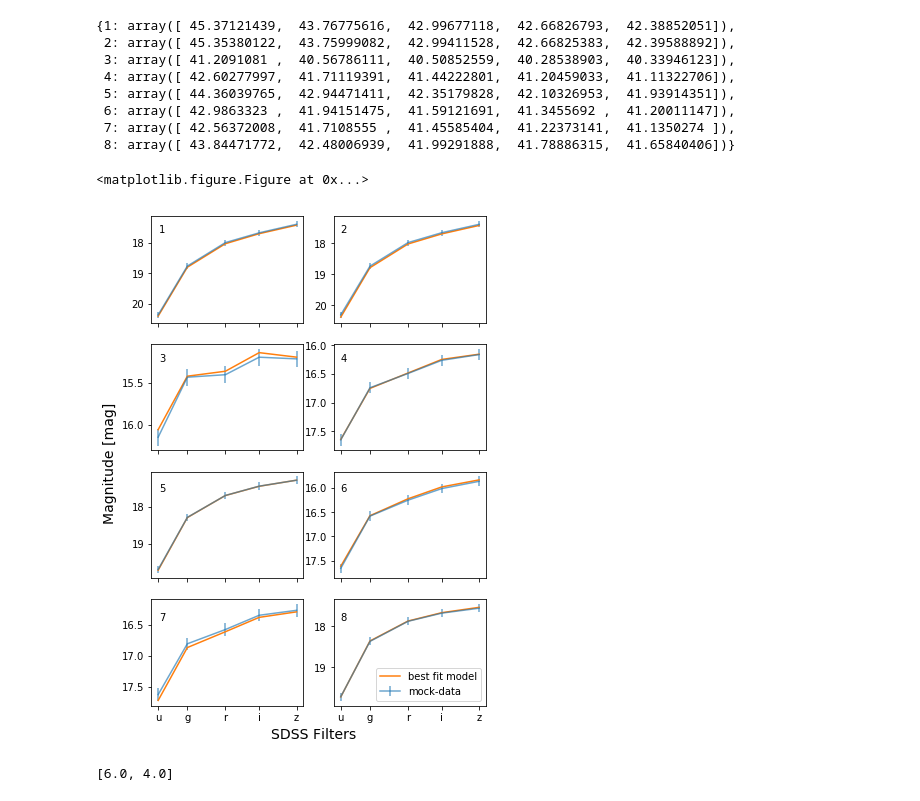
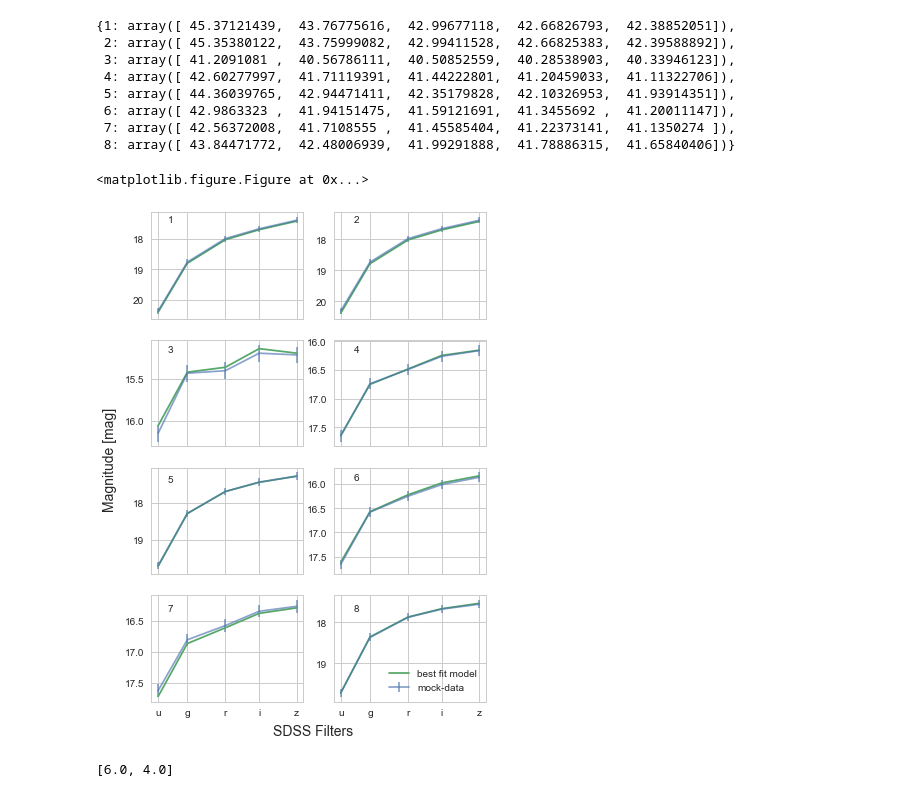
Before and after one commit to benjaminrose/MC-Age, a Jupyter notebook: figures/Consistance-Test-SED.ipynb, the cells around one changed output. Drawn from its saved outputs; the diff is of its cells as text; code cells hidden in the pictures.

Commit message:
Update figures

```diff
--- a/figures/Consistance-Test-SED.ipynb
+++ b/figures/Consistance-Test-SED.ipynb
@@ -7,6 +7,9 @@ import numpy as np
 import matplotlib.pyplot as plt
 import fsps
 from astropy.cosmology import FlatLambdaCDM
+# %%
+import seaborn as sns
+sns.set_style("whitegrid")
 # %% [markdown]
 set up cosmology to get age of the universe at the observed redshift to know when to stop the stellar popultion. -- define A(z) better.
 
@@ -183,43 +186,45 @@ ax8.set_xticklabels(filters)
 # ax3.set_ylabel('Magnitude [mag]', size=14)
 f.text(0.03, 0.5, 'Magnitude [mag]', ha='center', va='center', size=14, rotation=90)
 # ax5.set_xlabel('SDSS Filters')
 # ax6.set_xlabel('SDSS Filters')
 # https://stackoverflow.com/questions/6963035/pyplot-axes-labels-for-subplots
 f.text(0.5, 0.08, 'SDSS Filters', ha='center', va='center', size=14)
 
 
 # lable figures
-f.text(0.15, 0.86, '1', ha='center', va='center', size=10)
-f.text(0.57, 0.86, '2', ha='center', va='center', size=10)
-f.text(0.15, 0.66, '3', ha='center', va='center', size=10)
-f.text(0.57, 0.66, '4', ha='center', va='center', size=10)
-f.text(0.15, 0.46, '5', ha='center', va='center', size=10)
-f.text(0.57, 0.46, '6', ha='center', va='center', size=10)
-f.text(0.15, 0.26, '7', ha='center', va='center', size=10)
-f.text(0.57, 0.26, '8', ha='center', va='center', size=10)
+f.text(0.17, 0.868, '1', ha='center', va='center', size=10)
+f.text(0.60, 0.868, '2', ha='center', va='center', size=10)
+f.text(0.17, 0.668, '3', ha='center', va='center', size=10)
+f.text(0.60, 0.668, '4', ha='center', va='center', size=10)
+f.text(0.17, 0.468, '5', ha='center', va='center', size=10)
+f.text(0.60, 0.47, '6', ha='center', va='center', size=10)
+f.text(0.17, 0.268, '7', ha='center', va='center', size=10)
+f.text(0.60, 0.268, '8', ha='center', va='center', size=10)
 
 # # add ages
 # f.text(0.3, 0.73, '10.7 Gyr', ha='center', va='center', size=10)
 # f.text(0.72, 0.73, '1.4 Gyr', ha='center', va='center', size=10)
 # f.text(0.3, 0.53, '1.8 Gyr', ha='center', va='center', size=10)
 # f.text(0.72, 0.53, '4.3 Gyr', ha='center', va='center', size=10)
 # f.text(0.3, 0.33, '10.7 Gyr', ha='center', va='center', size=10)
 # f.text(0.72, 0.33, '1.8 Gyr', ha='center', va='center', size=10)
 # f.text(0.3, 0.13, '2.4 Gyr', ha='center', va='center', size=10)
 # f.text(0.72, 0.13, '0.44 Gyr', ha='center', va='center', size=10)
 
 
 
 # ax1.set_title('Sharing x per column, y per row')
 # ax2.scatter(x, y)
 # ax3.scatter(x, 2 * y ** 2 - 1, color='r')
 # ax4.plot(x, 2 * y ** 2 - 1, color='r')
 
-plt.savefig('del_consistancy_sed.pdf')
+#cutting white space does not work for these sub figures
+# f.set_tight_layout({'pad': 1.5})   #cut edge whitespace
+plt.savefig('consistancy_sed.pdf')
 plt.show()
 # %% [output]
 <matplotlib.figure.Figure at 0x...>
-[figure, old version]
+[figure, new version]
 # %%
 from pylab import rcParams
 rcParams['figure.figsize']
```
Also changed, not shown: 5 other files.
